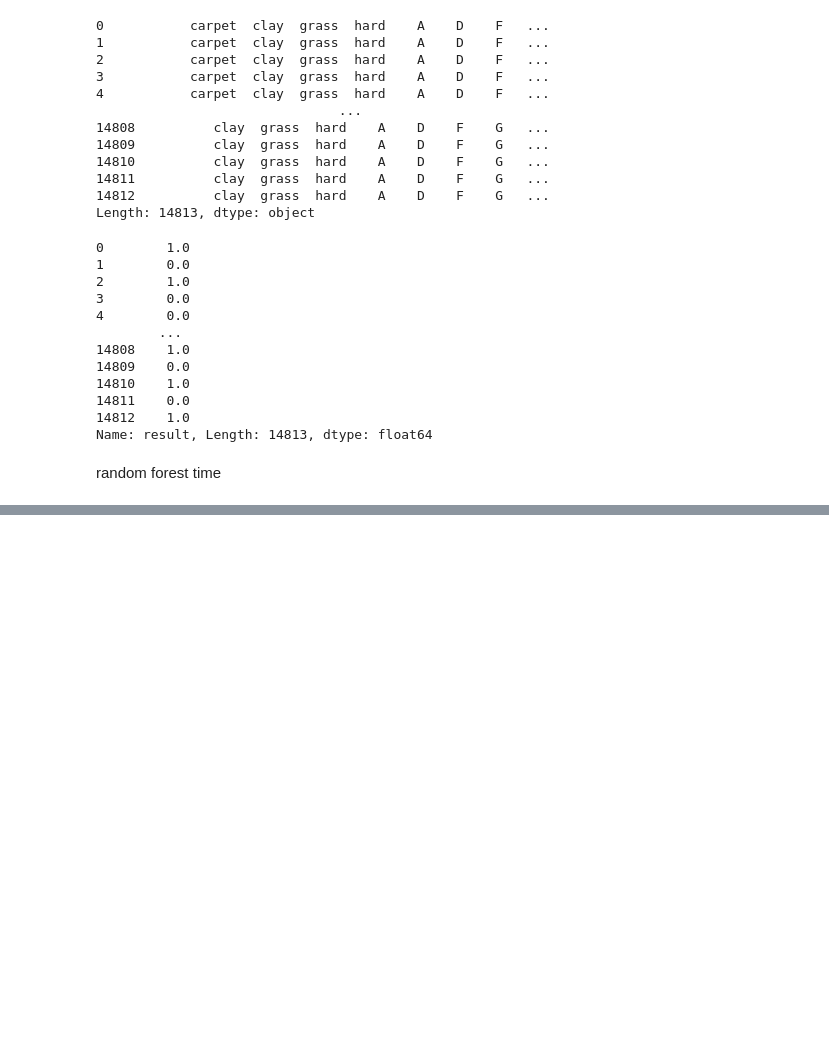
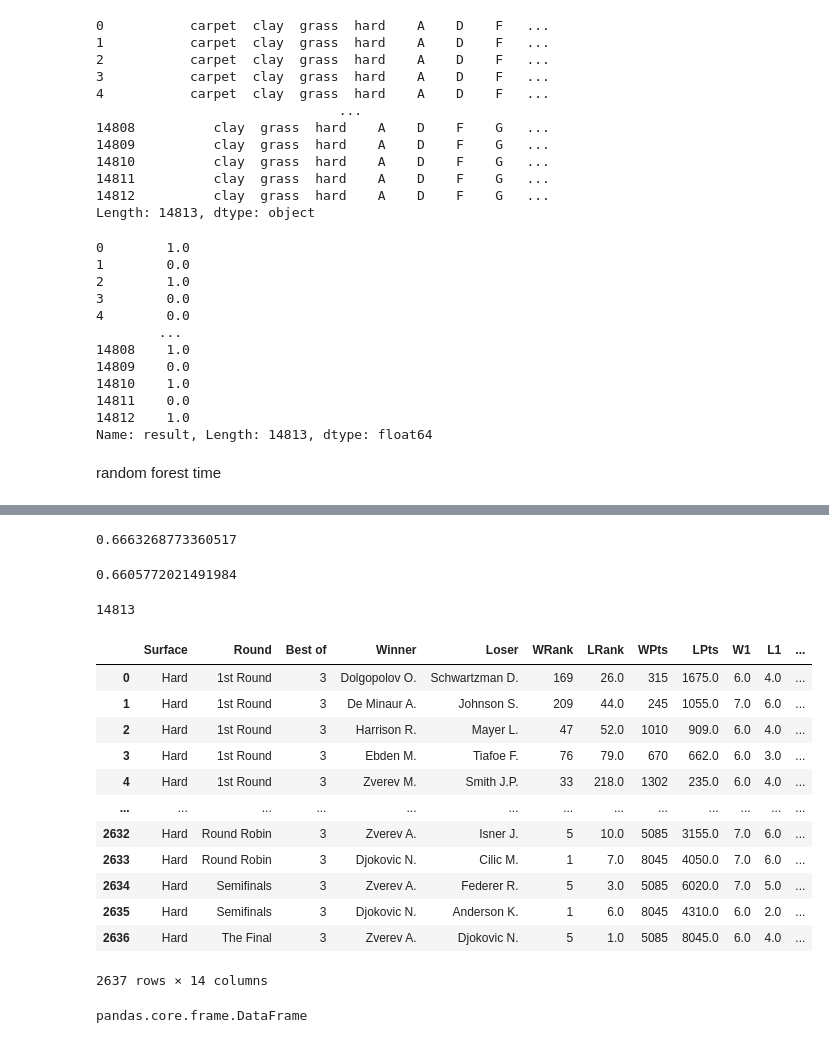
Before and after one commit to bestmatthew/tennis_atp, a Jupyter notebook: MBTennisv3 2010-2015 data training.ipynb, the cells around one changed output, grey strips where cells are left out. Cells and saved outputs as stored; diff of their text form; code cells hidden in the pictures; blank space fills up the shorter version.

```diff
--- a/MBTennisv3 2010-2015 data training.ipynb
+++ b/MBTennisv3 2010-2015 data training.ipynb
@@ -480,0 +688,8 @@ ValueError: Input contains NaN, infinity or a value too large for dtype('float32
+# %%
+len(winners2011)/len(full2011)  ## 0.6616915422885572
+len(winners2012)/len(data2012)  ## 0.6614617940199335  WOW
+len(winners2013)/len(data2013)  ## 0.6467391304347826
+len(winners2014)/len(data2014)  ## 0.6666666666666666  fairly reliable
+len(winners2015)/len(data2015)  ## 0.6663268773360517
+# %% [output]
+0.6663268773360517
@@ -480,0 +698,8 @@ ValueError: Input contains NaN, infinity or a value too large for dtype('float32
+# %%
+np.mean(percents) ## rocking a 66% accuracy by picking the highest ranked player over 14813 matches from 2011-2015
+# %% [output]
+0.6605772021491984
+# %%
+len(full2011) + len(data2012) + len(data2013) + len(data2014) + len(data2015)
+# %% [output]
+14813
@@ -480,0 +708,20 @@ ValueError: Input contains NaN, infinity or a value too large for dtype('float32
+# %%
+odds18.iloc[:,6:20]
+# %% [output]
+|  | Surface | Round | Best of | Winner | Loser | WRank | LRank | WPts | LPts | W1 | L1 | ... |
+| 0 | Hard | 1st Round | 3 | Dolgopolov O. | Schwartzman D. | 169 | 26.0 | 315 | 1675.0 | 6.0 | 4.0 | ... |
+| 1 | Hard | 1st Round | 3 | De Minaur A. | Johnson S. | 209 | 44.0 | 245 | 1055.0 | 7.0 | 6.0 | ... |
+| 2 | Hard | 1st Round | 3 | Harrison R. | Mayer L. | 47 | 52.0 | 1010 | 909.0 | 6.0 | 4.0 | ... |
+| 3 | Hard | 1st Round | 3 | Ebden M. | Tiafoe F. | 76 | 79.0 | 670 | 662.0 | 6.0 | 3.0 | ... |
+| 4 | Hard | 1st Round | 3 | Zverev M. | Smith J.P. | 33 | 218.0 | 1302 | 235.0 | 6.0 | 4.0 | ... |
+| ... | ... | ... | ... | ... | ... | ... | ... | ... | ... | ... | ... | ... |
+| 2632 | Hard | Round Robin | 3 | Zverev A. | Isner J. | 5 | 10.0 | 5085 | 3155.0 | 7.0 | 6.0 | ... |
+| 2633 | Hard | Round Robin | 3 | Djokovic N. | Cilic M. | 1 | 7.0 | 8045 | 4050.0 | 7.0 | 6.0 | ... |
+| 2634 | Hard | Semifinals | 3 | Zverev A. | Federer R. | 5 | 3.0 | 5085 | 6020.0 | 7.0 | 5.0 | ... |
+| 2635 | Hard | Semifinals | 3 | Djokovic N. | Anderson K. | 1 | 6.0 | 8045 | 4310.0 | 6.0 | 2.0 | ... |
+| 2636 | Hard | The Final | 3 | Zverev A. | Djokovic N. | 5 | 1.0 | 5085 | 8045.0 | 6.0 | 4.0 | ... |
+2637 rows × 14 columns
+# %%
+type(odds18)
+# %% [output]
+pandas.core.frame.DataFrame
```
Also changed, not shown: parts of 105 cells of this notebook, 5 other files.
